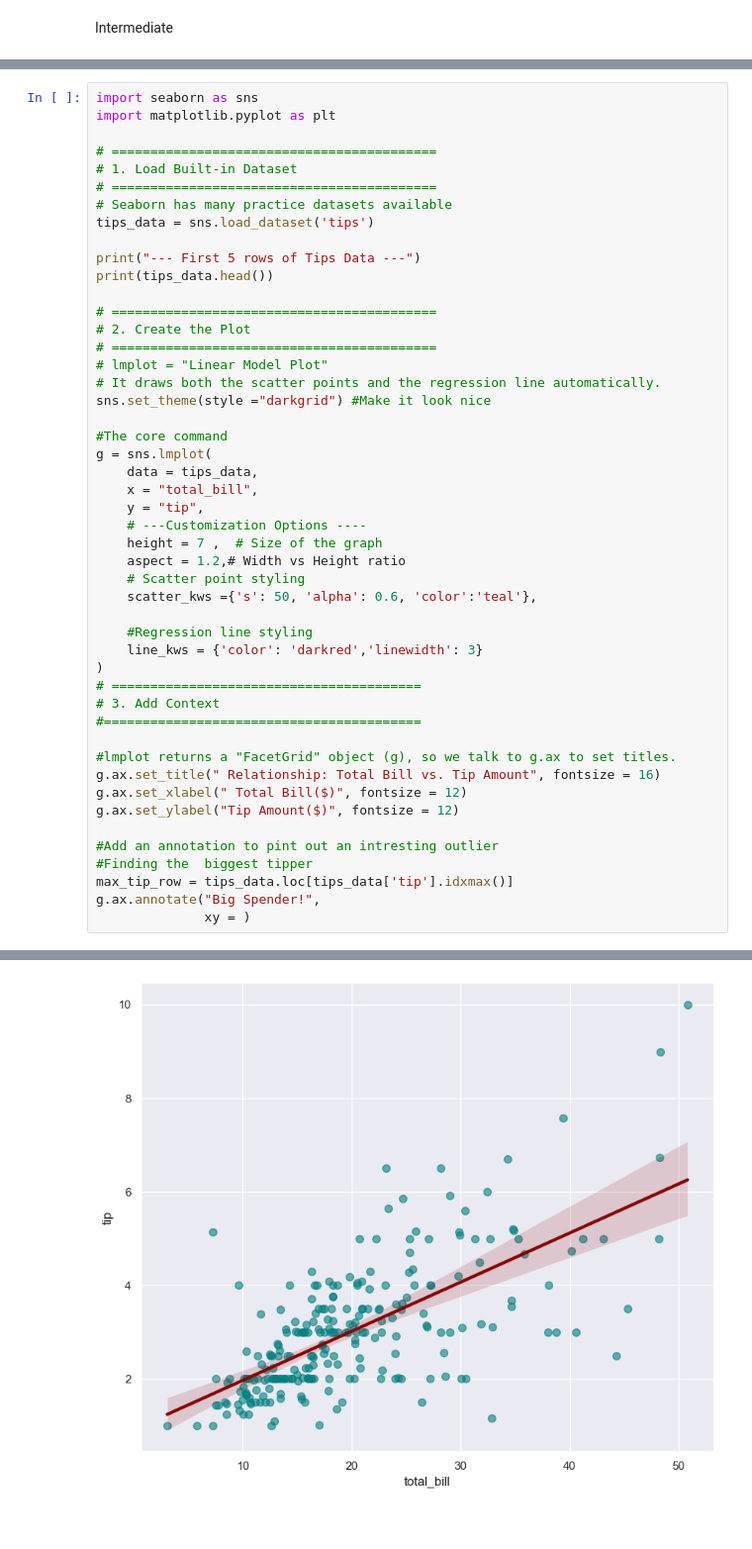
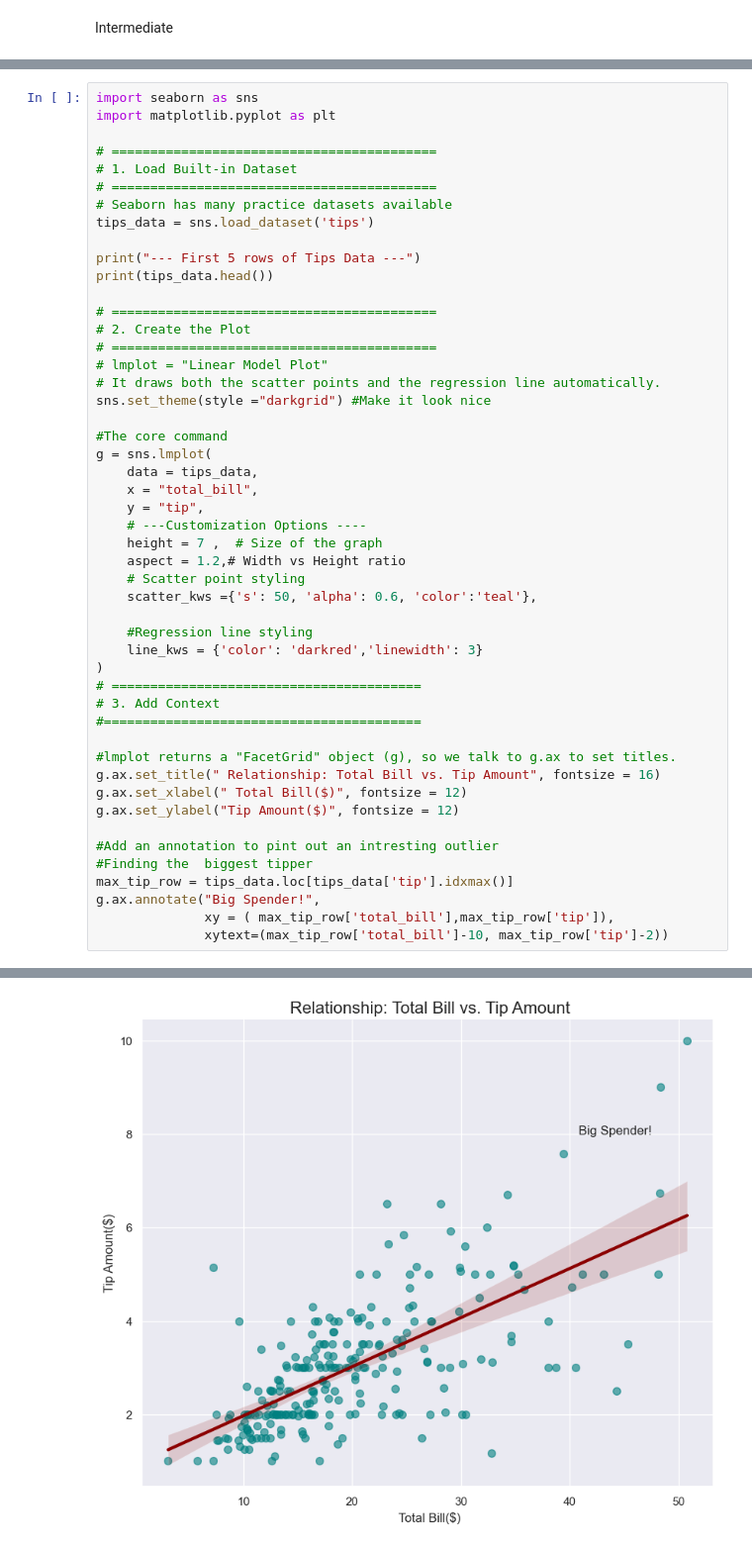
Before and after one commit to Subodhoraw/Python-revive, a Jupyter notebook: Q&A/python_details/seaborn1/INTERMEDIATESEA.IPYNB, the cells around one changed output, grey strips where cells are left out. Shown at 99% size. Cells and saved outputs as stored; diff of their text form.

```diff
--- a/Q&A/python_details/seaborn1/INTERMEDIATESEA.IPYNB
+++ b/Q&A/python_details/seaborn1/INTERMEDIATESEA.IPYNB
@@ -112,7 +112,8 @@ g.ax.set_ylabel("Tip Amount($)", fontsize = 12)
 #Finding the  biggest tipper
 max_tip_row = tips_data.loc[tips_data['tip'].idxmax()]
 g.ax.annotate("Big Spender!",
-              xy = )
+              xy = ( max_tip_row['total_bill'],max_tip_row['tip']),
+              xytext=(max_tip_row['total_bill']-10, max_tip_row['tip']-2))
 # %% [output]
 --- First 5 rows of Tips Data ---
    total_bill   tip     sex smoker  day    time  size
@@ -124 +126 @@ g.ax.annotate("Big Spender!",
-[figure, old version]
+[figure, new version]
```
Also changed, not shown: parts of 1 cell of this notebook.
